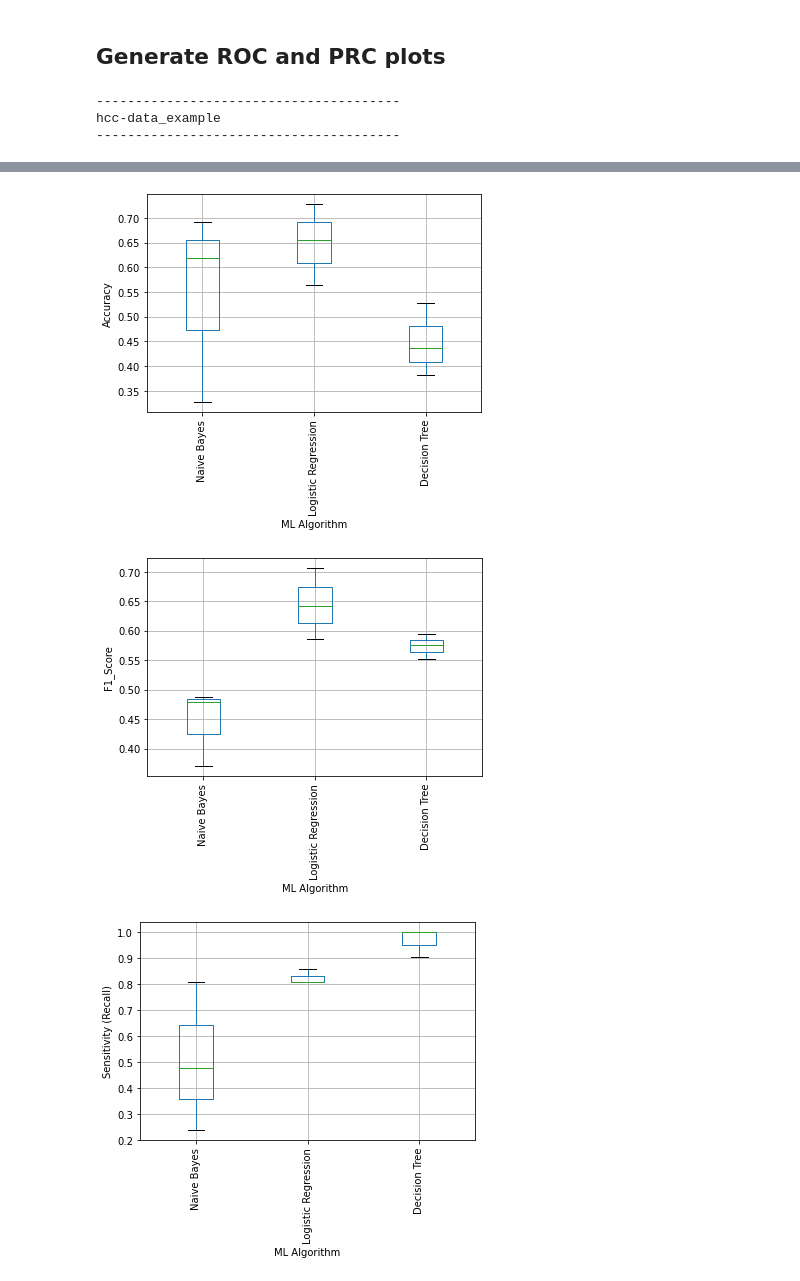
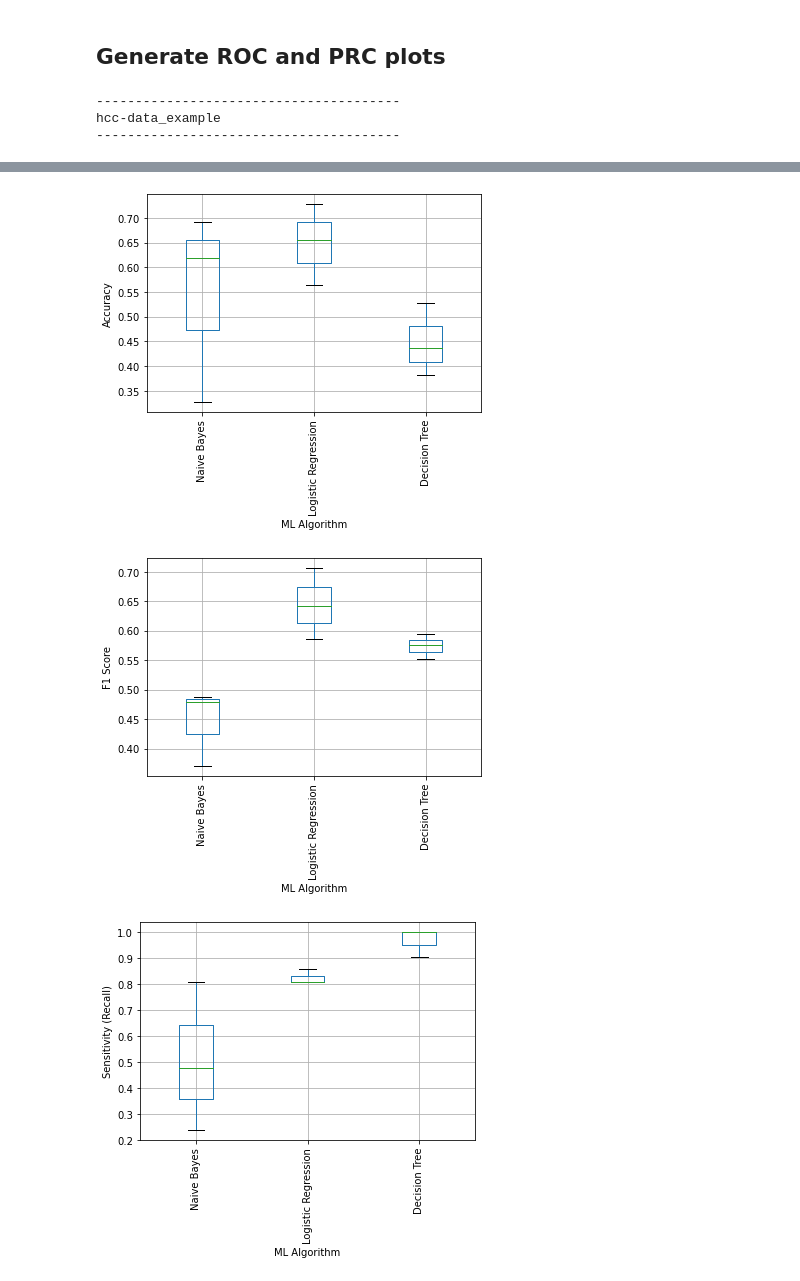
Before and after one commit to UrbsLab/AutoMLPipe-BC, a Jupyter notebook: UsefulNotebooks/ModelDecisionThresholdTestEval.ipynb, the cells around one changed output, grey strips where cells are left out. Drawn from its saved outputs; the diff is of its cells as text; code cells hidden in the pictures.

```diff
--- a/UsefulNotebooks/ModelDecisionThresholdTestEval.ipynb
+++ b/UsefulNotebooks/ModelDecisionThresholdTestEval.ipynb
@@ -407,38 +407,38 @@ for each in datasets: #each analyzed dataset to make plots for
             aveprecs.append(ave_prec)
 
         #Export and save all CV metric stats for each individual algorithm  -----------------------------------------------------------------------------
-        results = {'Balanced Accuracy': s_bac, 'Accuracy': s_ac, 'F1_Score': s_f1, 'Sensitivity (Recall)': s_re, 'Specificity': s_sp,'Precision (PPV)': s_pr, 'TP': s_tp, 'TN': s_tn, 'FP': s_fp, 'FN': s_fn, 'NPV': s_npv, 'LR+': s_lrp, 'LR-': s_lrm, 'ROC_AUC': aucs,'PRC_AUC': praucs, 'PRC_APS': aveprecs}
+        results = {'Balanced Accuracy': s_bac, 'Accuracy': s_ac, 'F1 Score': s_f1, 'Sensitivity (Recall)': s_re, 'Specificity': s_sp,'Precision (PPV)': s_pr, 'TP': s_tp, 'TN': s_tn, 'FP': s_fp, 'FN': s_fn, 'NPV': s_npv, 'LR+': s_lrp, 'LR-': s_lrm, 'ROC AUC': aucs,'PRC AUC': praucs, 'PRC APS': aveprecs}
         dr = pd.DataFrame(results)
         filepath = full_path+'/model_evaluation/'+abbrev[algorithm]+"_performance"+name_modifier+".csv"
         dr.to_csv(filepath, header=True, index=False)
 
         #add to metric list
         metric_dict[algorithm] = results
 
     #Make list of metric names
     my_metrics = list(metric_dict[algorithms[0]].keys())
 
     #Save metric means and standard deviations
     saveMetricMeans(full_path,my_metrics,metric_dict,name_modifier)
     saveMetricStd(full_path,my_metrics,metric_dict,name_modifier)
 
     #Generate boxplots comparing algorithm performance for each standard metric, if specified by user
     if eval(plot_metric_boxplots):
         metricBoxplots(full_path,my_metrics,algorithms,metric_dict,jupyterRun,name_modifier)
 
     #Calculate and export Kruskal Wallis, Mann Whitney, and wilcoxon Rank sum stats if more than one ML algorithm has been run (for the comparison) - note stats are based on comparing the multiple CV models for each algorithm.
     if eval(run_sig_test):
         if len(algorithms) > 1:
             kruskal_summary = kruskalWallis(full_path,my_metrics,algorithms,metric_dict,sig_cutoff,name_modifier)
             wilcoxonRank(full_path,my_metrics,algorithms,metric_dict,kruskal_summary,sig_cutoff,name_modifier)
             mannWhitneyU(full_path,my_metrics,algorithms,metric_dict,kruskal_summary,sig_cutoff,name_modifier)
 # %% [output]
 ---------------------------------------
 hcc-data_example
 ---------------------------------------
 [figure]
 [figure]
-[figure, old version]
+[figure, new version]
 [figure]
 [figure]
 [figure]
```
Also changed, not shown: 17 other files.
